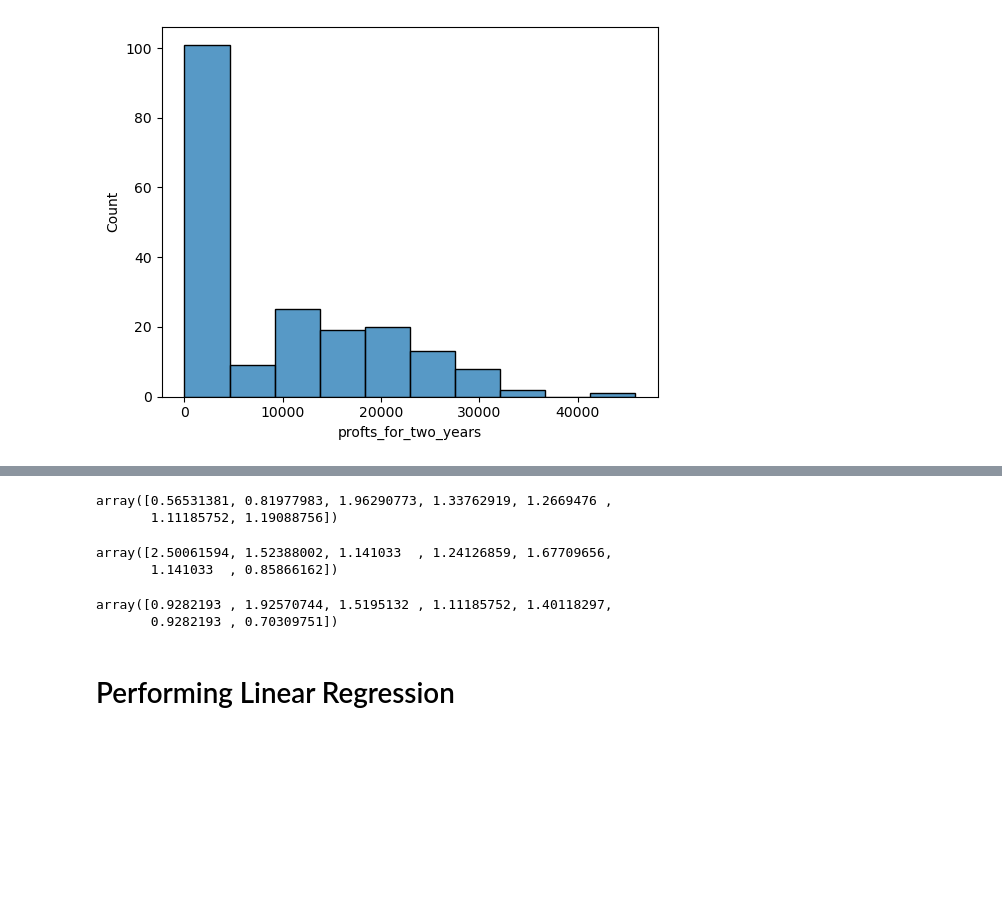
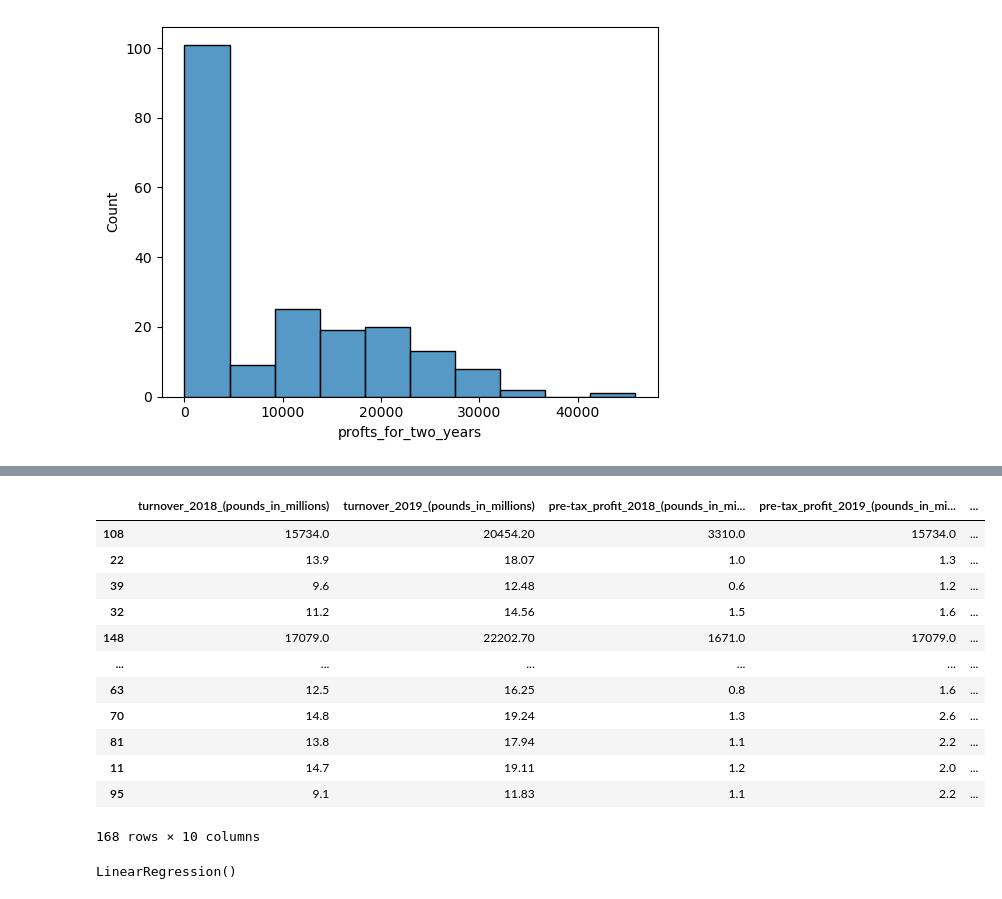
Before and after one commit to obinnaofomah/SMEs_Predictive_Analysis, a Jupyter notebook: smes_predictive_analysis.ipynb, the cells around one changed output, grey strips where cells are left out. Saved outputs shown, nothing was run; the diff lists cells and outputs as text; code cells hidden in the pictures; blank space fills up the shorter version.

```diff
--- a/smes_predictive_analysis.ipynb
+++ b/smes_predictive_analysis.ipynb
@@ -217,2 +210,2 @@ plt.show()
 # %%
-len(data)
+X = data.drop(['smes','location','activity','profts_for_two_years'], axis=1)
@@ -221,10 +212,3 @@ len(data)
 # %%
-# Train data is 60%
-# Validation data is 20%
-# Test data is 20%
-
-n = len(data)
-n_val =  int(n * 0.2)
-n_test = int(n * 0.2)
-n_train = n - (n_val + n_test)
+y = data['profts_for_two_years']
 # %%
@@ -254,17 +216,18 @@ y_test = np.log1p(test_data.profts_for_two_years.values)
-# %%
-y_train[0:7]
-# %% [output]
-array([0.56531381, 0.81977983, 1.96290773, 1.33762919, 1.2669476 ,
-       1.11185752, 1.19088756])
-# %%
-y_val[0:7]
-# %% [output]
-array([2.50061594, 1.52388002, 1.141033  , 1.24126859, 1.67709656,
-       1.141033  , 0.85866162])
-# %%
-y_test[:7]
-# %% [output]
-array([0.9282193 , 1.92570744, 1.5195132 , 1.11185752, 1.40118297,
-       0.9282193 , 0.70309751])
-# %% [markdown]
-# Performing Linear Regression
+# %%
+X_train, X_test, y_train, y_test = train_test_split(X,y, test_size=30, random_state=101)
+# %%
+X_train
+# %% [output]
+|  | turnover_2018_(pounds_in_millions) | turnover_2019_(pounds_in_millions) | pre-tax_profit_2018_(pounds_in_mi... | pre-tax_profit_2019_(pounds_in_mi... | ... |
+| 108 | 15734.0 | 20454.20 | 3310.0 | 15734.0 | ... |
+| 22 | 13.9 | 18.07 | 1.0 | 1.3 | ... |
+| 39 | 9.6 | 12.48 | 0.6 | 1.2 | ... |
+| 32 | 11.2 | 14.56 | 1.5 | 1.6 | ... |
+| 148 | 17079.0 | 22202.70 | 1671.0 | 17079.0 | ... |
+| ... | ... | ... | ... | ... | ... |
+| 63 | 12.5 | 16.25 | 0.8 | 1.6 | ... |
+| 70 | 14.8 | 19.24 | 1.3 | 2.6 | ... |
+| 81 | 13.8 | 17.94 | 1.1 | 2.2 | ... |
+| 11 | 14.7 | 19.11 | 1.2 | 2.0 | ... |
+| 95 | 9.1 | 11.83 | 1.1 | 2.2 | ... |
+168 rows × 10 columns
@@ -270,0 +238,4 @@ array([0.9282193 , 1.92570744, 1.5195132 , 1.11185752, 1.40118297,
+# %%
+model.fit(X_train,y_train)
+# %% [output]
+LinearRegression()
```
Also changed, not shown: parts of 21 cells of this notebook.
